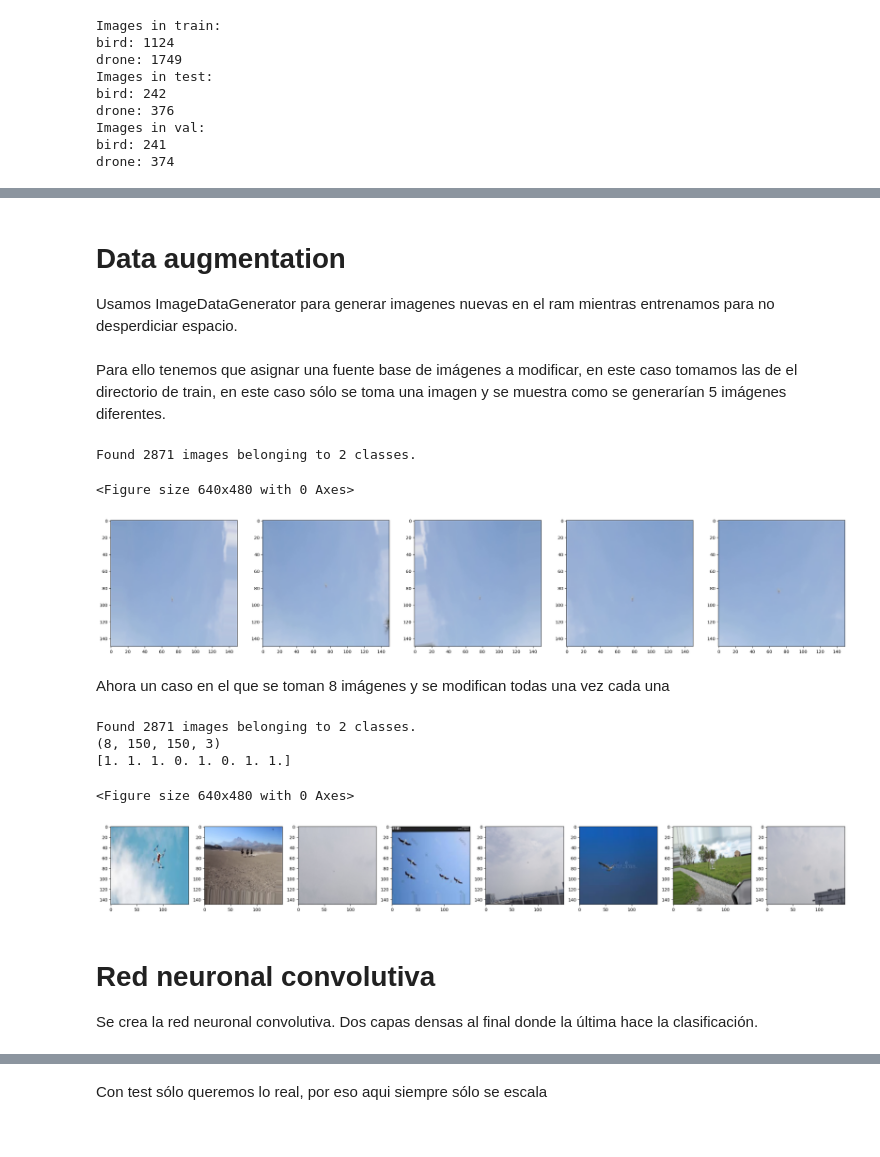
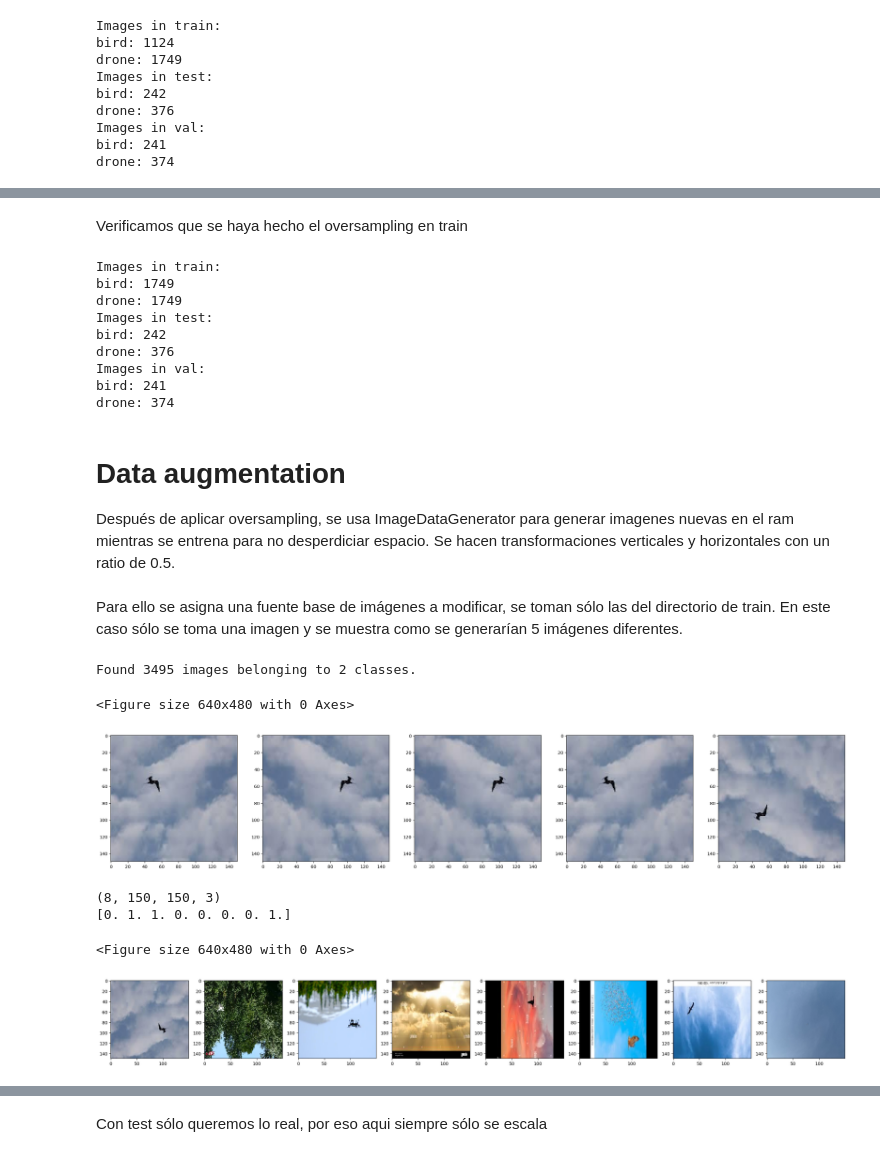
Before and after one commit to July230/AviDetect, a Jupyter notebook: AviDetectClassifier.ipynb, the cells around one changed output, grey strips where cells are left out. Cells and saved outputs as stored; diff of their text form; code cells hidden in the pictures.

Commit message:
add: Modelo CNN y metricas

```diff
--- a/AviDetectClassifier.ipynb
+++ b/AviDetectClassifier.ipynb
@@ -183,22 +268,41 @@ getImages(os.path.join(trainDirectory, "drone"), 25)
+# %% [markdown]
+Verificamos que se haya hecho el oversampling en train
+# %%
+countImages(outputDirectory, directoriesWithImages)
+# %% [output]
+Images in train:
+bird: 1749
+drone: 1749
+Images in test:
+bird: 242
+drone: 376
+Images in val:
+bird: 241
+drone: 374
 # %% [markdown]
 # Data augmentation
-Usamos ImageDataGenerator para generar imagenes nuevas en el ram mientras entrenamos para no desperdiciar espacio.
+Después de aplicar oversampling, se usa ImageDataGenerator para generar imagenes nuevas en el ram mientras se entrena para no desperdiciar espacio. Se hacen transformaciones verticales y horizontales con un ratio de 0.5.
+# %%
+IMAGEWIDTH = 150
+IMAGEHEIGHT = 150
+BATCHSIZE = 8
 # %%
 trainDatagen = ImageDataGenerator(
-    rescale = 1./255, # Mandatory
-    rotation_range = 10,
-    width_shift_range = 0.2,
+    rescale = 1./255,
+    # rotation_range = 10,
+    # width_shift_range = 0.2,
     # height_shift_range = 0.2,
     #	shear_range = 0.3,
-    zoom_range = 0.3,
-    horizontal_flip = True)
+    # zoom_range = 0.3,
+    horizontal_flip = True,
+    vertical_flip = True)
 # %% [markdown]
-Para ello tenemos que asignar una fuente base de imágenes a modificar, en este caso tomamos las de el directorio de train, en este caso sólo se toma una imagen y se muestra como se generarían 5 imágenes diferentes.
+Para ello se asigna una fuente base de imágenes a modificar, se toman sólo las del directorio de train. En este caso sólo se toma una imagen y se muestra como se generarían 5 imágenes diferentes.
 # %%
 trainGenerator = trainDatagen.flow_from_directory(
     trainDirectory,
-    target_size = (150, 150),
-    batch_size = 1, # Images that the models gets in each iteration
+    target_size = (IMAGEWIDTH, IMAGEHEIGHT),
+    batch_size = BATCHSIZE, # Images that the models gets in each iteration
     class_mode ='binary') # The last neuron of the network must be binary too
 
 plt.figure()
@@ -208,35 +312,23 @@ f, axarr = plt.subplots(1, 5, figsize=(30, 8))
 for i in range(5) :
   axarr[i].imshow(trainGenerator[0][0][0])
 # %% [output]
-Found 2871 images belonging to 2 classes.
+Found 3495 images belonging to 2 classes.
 <Figure size 640x480 with 0 Axes>
-[figure, old version]
+[figure, new version]
-# %% [markdown]
-Ahora un caso en el que se toman 8 imágenes y se modifican todas una vez cada una
 # %%
-trainGenerator = trainDatagen.flow_from_directory(
-    trainDirectory,
-    target_size = (150, 150),
-    batch_size = 8,
-    class_mode ='binary')
-
 images , labels = trainGenerator[0]
 
 print(images.shape)
 print(labels)
 
 plt.figure()
 #subplot(r,c) provide the no. of rows and columns
 f, axarr = plt.subplots(1, images.shape[0], figsize=(30, 4))
 
 for i in range(images.shape[0]) :
   axarr[i].imshow(images[i])
 # %% [output]
-Found 2871 images belonging to 2 classes.
 (8, 150, 150, 3)
-[1. 1. 1. 0. 1. 0. 1. 1.]
+[0. 1. 1. 0. 0. 0. 0. 1.]
 <Figure size 640x480 with 0 Axes>
-[figure, old version]
+[figure, new version]
-# %% [markdown]
-# Red neuronal convolutiva
-Se crea la red neuronal convolutiva. Dos capas densas al final donde la última hace la clasificación.
```
Also changed, not shown: parts of 33 cells of this notebook.
